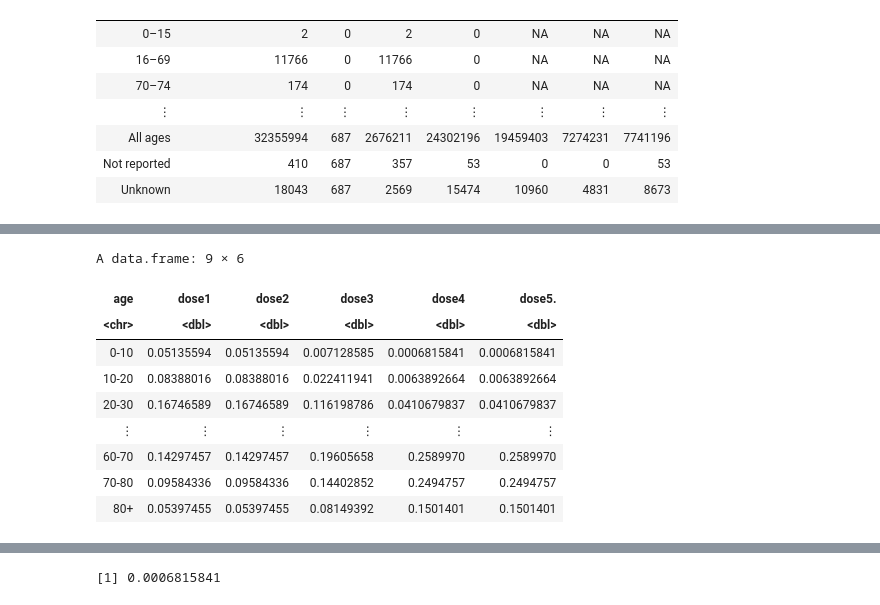
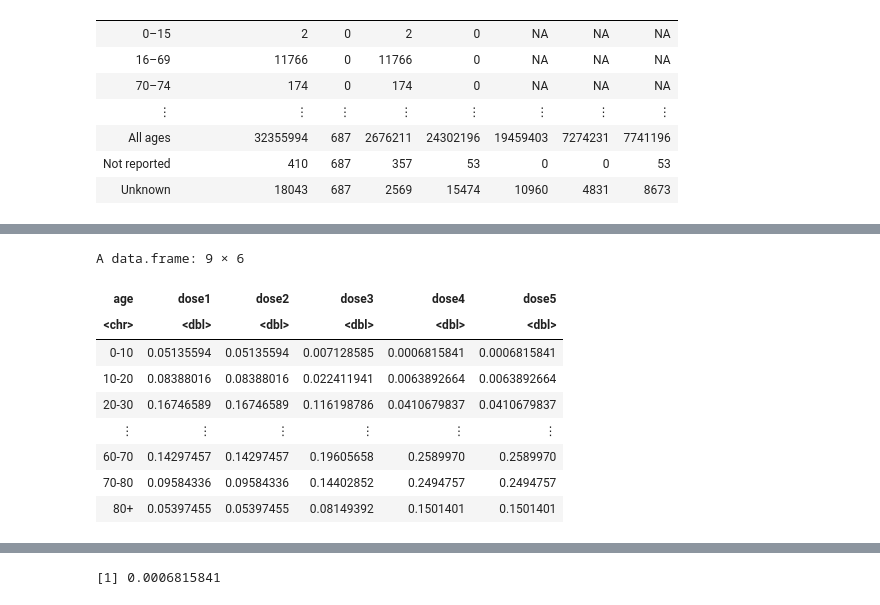
Before and after one commit to kiarashbahari/heart, a Jupyter notebook: vaccineeeee/visual-age.ipynb, the cells around one changed output, grey strips where cells are left out. Cells and saved outputs as stored; diff of their text form; code cells hidden in the pictures.

```diff
--- a/vaccineeeee/visual-age.ipynb
+++ b/vaccineeeee/visual-age.ipynb
@@ -117,35 +106,35 @@ dose2<-c((45376 +1202686)/24302196,
 3521427 /24302196 ,
 3474596 /24302196 ,
 2329204/24302196 ,
 1311700/24302196 )
 dose3<-c((249+138469)/19459403,
 436123 /19459403,
 2261159/19459403,
 2461016/19459403,
 2698513/19459403,
 3249238/19459403,
 3815144/19459403,
 2802709/19459403,
 1585823/19459403)
 dose4<-c(0.000681584073973007,
 46477/7274231,
 298738/7274231,
 496599 /7274231,
 623171/7274231,
 1013386/7274231,
 1884004/7274231,
 1814744/7274231,
 1092154/7274231)
 agepercent <- data.frame(age = agec,
                           dose1 = dose2,
                           dose2 = dose2,
                           dose3 = dose3,
                           dose4 = dose4,
-                        dose5+=dose4)
+                          dose5 = dose4)
 agepercent
 # %% [output]
 A data.frame: 9 × 6
-| age | dose1 | dose2 | dose3 | dose4 | dose5. |
+| age | dose1 | dose2 | dose3 | dose4 | dose5 |
 | <chr> | <dbl> | <dbl> | <dbl> | <dbl> | <dbl> |
 | 0-10 | 0.05135594 | 0.05135594 | 0.007128585 | 0.0006815841 | 0.0006815841 |
 | 10-20 | 0.08388016 | 0.08388016 | 0.022411941 | 0.0063892664 | 0.0063892664 |
```
Also changed, not shown: parts of 10 cells of this notebook, 2 other files.
